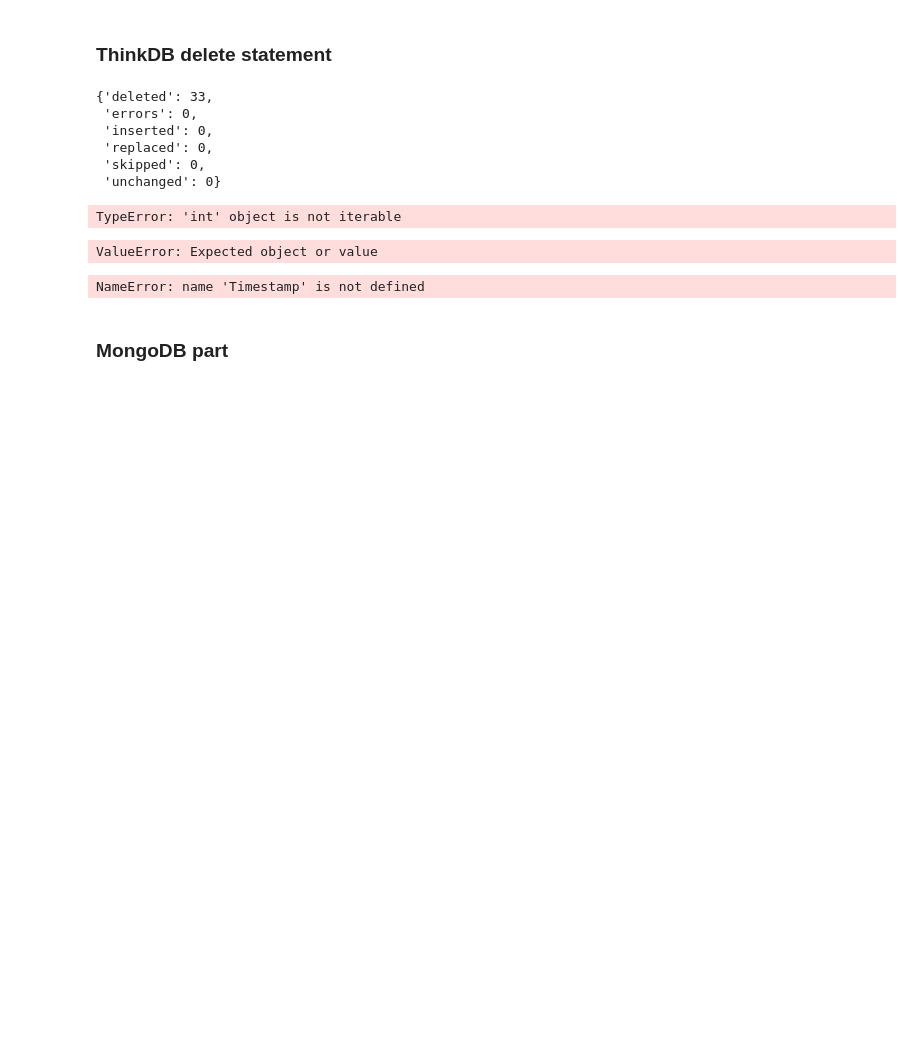
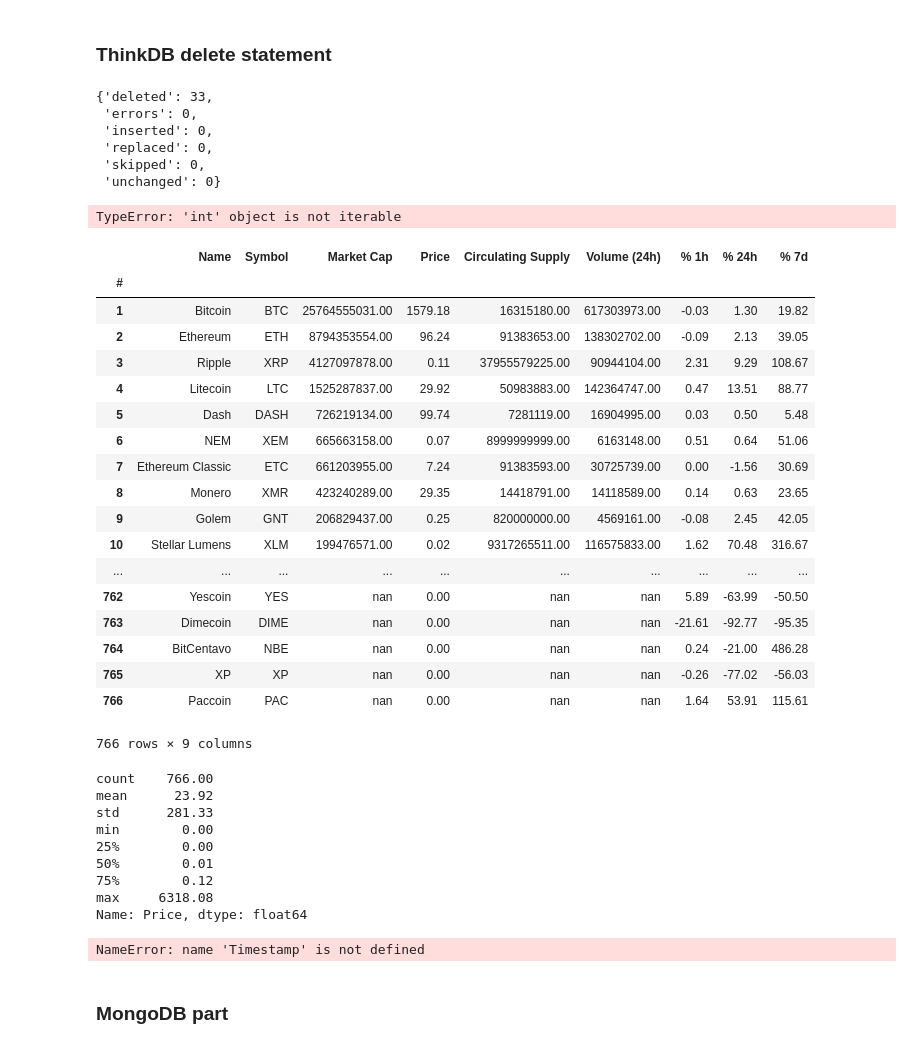
Before and after one commit to kuatroka/algo_dev, a Jupyter notebook: cryptocoin extraction script.ipynb, the cells around one changed output. Drawn from its saved outputs; the diff is of its cells as text; code cells hidden in the pictures; blank space fills up the shorter version.

Commit message:
crypto snapshots from coinmarketcap

```diff
--- a/cryptocoin extraction script.ipynb
+++ b/cryptocoin extraction script.ipynb
@@ -311,10 +336,52 @@ def data_extract(url):
 data_extract(url)
 # %% [output]
 TypeError: 'int' object is not iterable
-# %%
-pd.read_json('https://bitcoincharts.com/charts/coinbaseUSD#rg60ztgSzm1g10zm2g25zv')
-# %% [output]
-ValueError: Expected object or value
+# %%
+# Reading data from coinmarketcap about the historical snapshots of the currencies and their rank and other stats
+from IPython.display import display
+df = pd.DataFrame(pd.read_html('https://coinmarketcap.com/historical/20170507/')[0])
+#df.set_index('#', inplace=True)
+# %%
+# supress scientific notation in pandas by setting format of floats
+pd.set_option('display.float_format', lambda x: '%.2f' % x)
+
+# replacing/removing not needed values
+df1 = df.replace({'\$':'', '%':'', '\*':'', '\?': np.nan, 'Low Vol': np.nan, ',':''}, regex = True)
+
+# casting strings  with NaN to floats
+df1 = df1.apply(pd.to_numeric, errors='ignore')
+display(df1.sort_values(by='Market Cap', ascending=False, na_position='last'))
+
+#df1.Price.describe()
+# %% [output]
+|  | Name | Symbol | Market Cap | Price | Circulating Supply | Volume (24h) | % 1h | % 24h | % 7d |
+| # |  |  |  |  |  |  |  |  |  |
+| 1 | Bitcoin | BTC | 25764555031.00 | 1579.18 | 16315180.00 | 617303973.00 | -0.03 | 1.30 | 19.82 |
+| 2 | Ethereum | ETH | 8794353554.00 | 96.24 | 91383653.00 | 138302702.00 | -0.09 | 2.13 | 39.05 |
+| 3 | Ripple | XRP | 4127097878.00 | 0.11 | 37955579225.00 | 90944104.00 | 2.31 | 9.29 | 108.67 |
+| 4 | Litecoin | LTC | 1525287837.00 | 29.92 | 50983883.00 | 142364747.00 | 0.47 | 13.51 | 88.77 |
+| 5 | Dash | DASH | 726219134.00 | 99.74 | 7281119.00 | 16904995.00 | 0.03 | 0.50 | 5.48 |
+| 6 | NEM | XEM | 665663158.00 | 0.07 | 8999999999.00 | 6163148.00 | 0.51 | 0.64 | 51.06 |
+| 7 | Ethereum Classic | ETC | 661203955.00 | 7.24 | 91383593.00 | 30725739.00 | 0.00 | -1.56 | 30.69 |
+| 8 | Monero | XMR | 423240289.00 | 29.35 | 14418791.00 | 14118589.00 | 0.14 | 0.63 | 23.65 |
+| 9 | Golem | GNT | 206829437.00 | 0.25 | 820000000.00 | 4569161.00 | -0.08 | 2.45 | 42.05 |
+| 10 | Stellar Lumens | XLM | 199476571.00 | 0.02 | 9317265511.00 | 116575833.00 | 1.62 | 70.48 | 316.67 |
+| ... | ... | ... | ... | ... | ... | ... | ... | ... | ... |
+| 762 | Yescoin | YES | nan | 0.00 | nan | nan | 5.89 | -63.99 | -50.50 |
+| 763 | Dimecoin | DIME | nan | 0.00 | nan | nan | -21.61 | -92.77 | -95.35 |
+| 764 | BitCentavo | NBE | nan | 0.00 | nan | nan | 0.24 | -21.00 | 486.28 |
+| 765 | XP | XP | nan | 0.00 | nan | nan | -0.26 | -77.02 | -56.03 |
+| 766 | Paccoin | PAC | nan | 0.00 | nan | nan | 1.64 | 53.91 | 115.61 |
+766 rows × 9 columns
+count    766.00
+mean      23.92
+std      281.33
+min        0.00
+25%        0.00
+50%        0.01
+75%        0.12
+max     6318.08
+Name: Price, dtype: float64
 # %%
 r.db("COIN_PRICES").table("BTCUSD").insert([{'close': 235.4,
   'high': 235.45,
```
Also changed, not shown: parts of 1 cell of this notebook.
